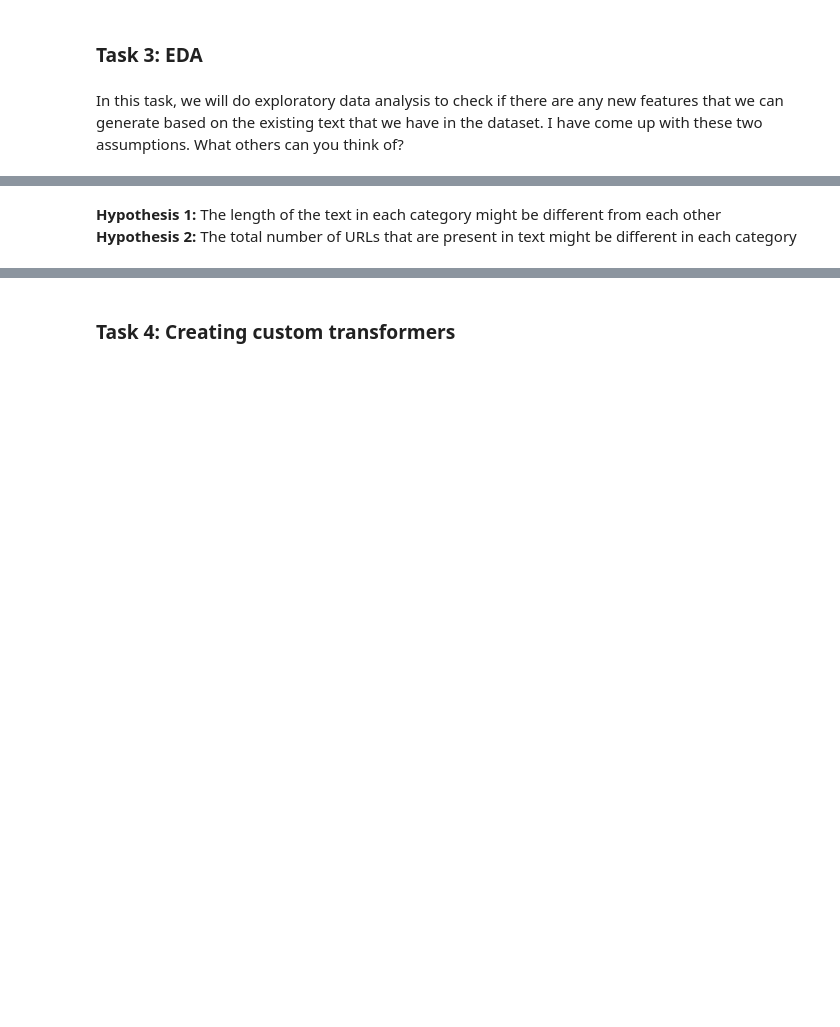
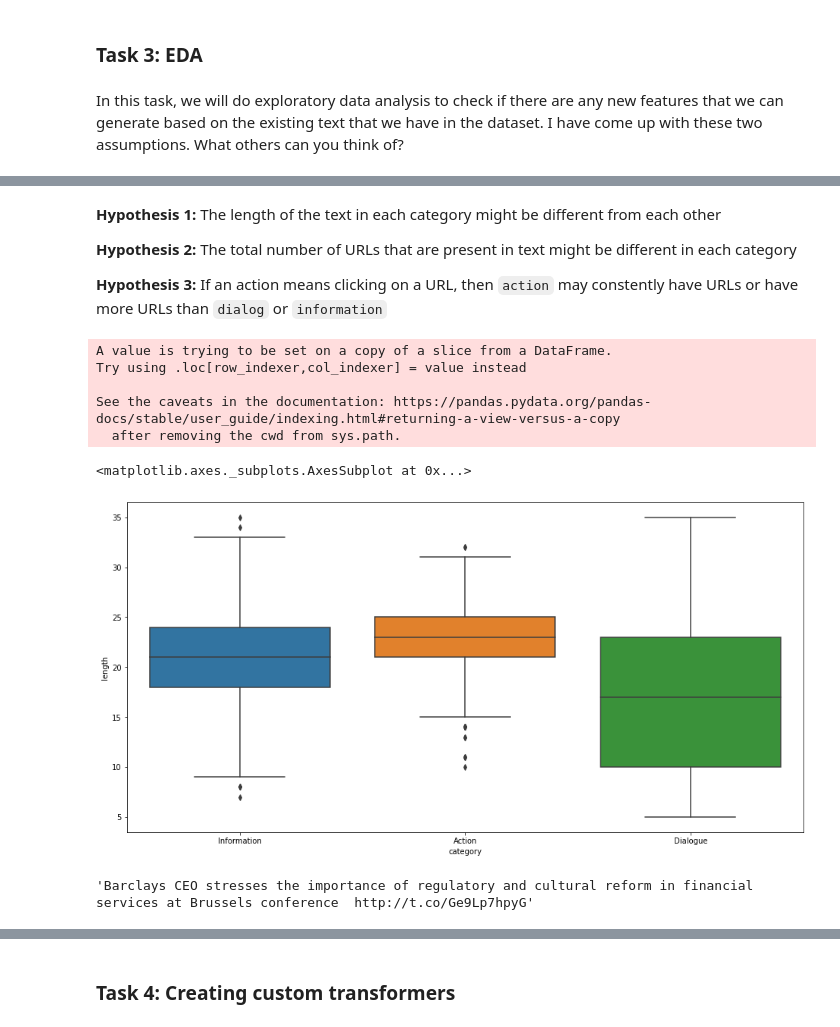
Before and after one commit to gumdropsteve/special_topics_week, a Jupyter notebook: day_05/nlp_pipelines.ipynb, the cells around one changed output, grey strips where cells are left out. Drawn from its saved outputs; the diff is of its cells as text; code cells hidden in the pictures; blank space fills up the shorter version.

```diff
--- a/day_05/nlp_pipelines.ipynb
+++ b/day_05/nlp_pipelines.ipynb
@@ -31,2 +159,4 @@ You can download the dataset from [here](https://data.world/crowdflower/corporat
 # %%
 # remove those observations where category_confidence < 1 and category = Exclude
+df = df.loc[(df['category_confidence'] >= 1) & (df['category'] != 'Exclude')]
+df
@@ -100,10 +312,29 @@ In this task, we will do exploratory data analysis to check if there are any new
 # %% [markdown]
 **Hypothesis 1:** The length of the text in each category might be different from each other
-<br>**Hypothesis 2:** The total number of URLs that are present in text might be different in each category
+
+**Hypothesis 2:** The total number of URLs that are present in text might be different in each category
+
+**Hypothesis 3:** If an action means clicking on a URL, then `action` may constently have URLs or have more URLs than `dialog` or `information`
 # %%
+import matplotlib.pyplot as plt
+
 # create a new column in the original dataset - 'length' to capture length of each text
-
+df['length'] = df['text'].apply(lambda x: len(word_tokenize(x)))
 
 # use seaborn boxplot to visualize the pattern in length for each category
+fig = plt.figure(figsize=(16,8))
+sns.boxplot(data=df, x='category', y='length')
+# %% [output]
+A value is trying to be set on a copy of a slice from a DataFrame.
+Try using .loc[row_indexer,col_indexer] = value instead
+
+See the caveats in the documentation: https://pandas.pydata.org/pandas-docs/stable/user_guide/indexing.html#returning-a-view-versus-a-copy
+  after removing the cwd from sys.path.
+<matplotlib.axes._subplots.AxesSubplot at 0x...>
+[figure, added]
+# %%
+features[0]
+# %% [output]
+'Barclays CEO stresses the importance of regulatory and cultural reform in financial services at Brussels conference  http://t.co/Ge9Lp7hpyG'
 # %%
 # create a new column in the original dataset - 'url_count' to capture total count of urls present in each text
```
Also changed, not shown: parts of 48 cells of this notebook.
